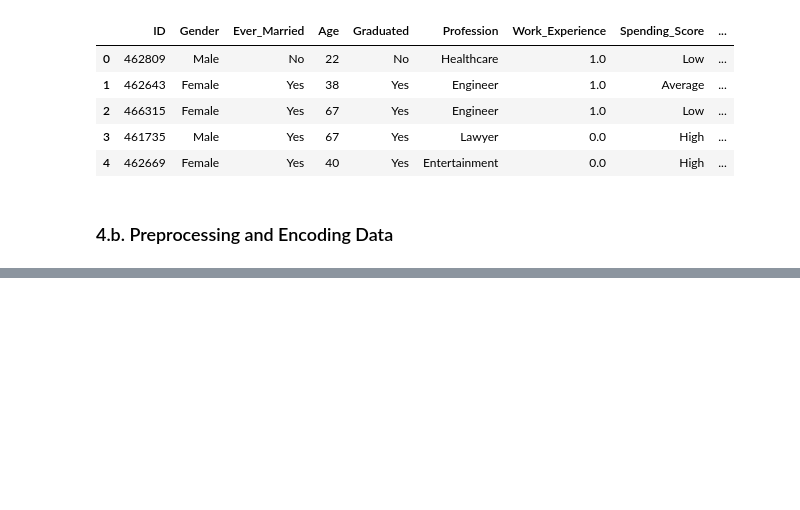
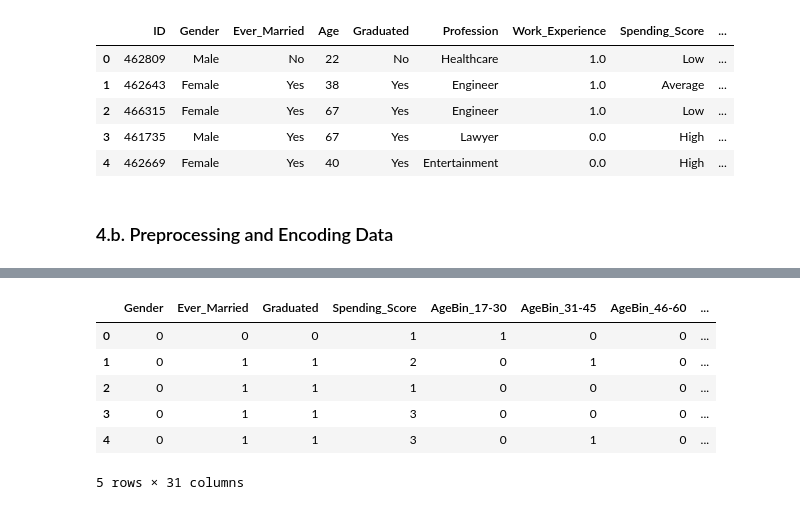
Before and after one commit to harashtaht/CustomerSegmentation, a Jupyter notebook: customerSegmentation/dataAnalysis.ipynb, the cells around one changed output, grey strips where cells are left out. Saved outputs shown, nothing was run; the diff lists cells and outputs as text; code cells hidden in the pictures; blank space fills up the shorter version.

```diff
--- a/customerSegmentation/dataAnalysis.ipynb
+++ b/customerSegmentation/dataAnalysis.ipynb
@@ -1124,0 +1130,10 @@ X.drop('Family_Size', axis=1, inplace=True)
+# %%
+X.head()
+# %% [output]
+|  | Gender | Ever_Married | Graduated | Spending_Score | AgeBin_17-30 | AgeBin_31-45 | AgeBin_46-60 | ... |
+| 0 | 0 | 0 | 0 | 1 | 1 | 0 | 0 | ... |
+| 1 | 0 | 1 | 1 | 2 | 0 | 1 | 0 | ... |
+| 2 | 0 | 1 | 1 | 1 | 0 | 0 | 0 | ... |
+| 3 | 0 | 1 | 1 | 3 | 0 | 0 | 0 | ... |
+| 4 | 0 | 1 | 1 | 3 | 0 | 1 | 0 | ... |
+5 rows × 31 columns
```
Also changed, not shown: parts of 10 cells of this notebook.
